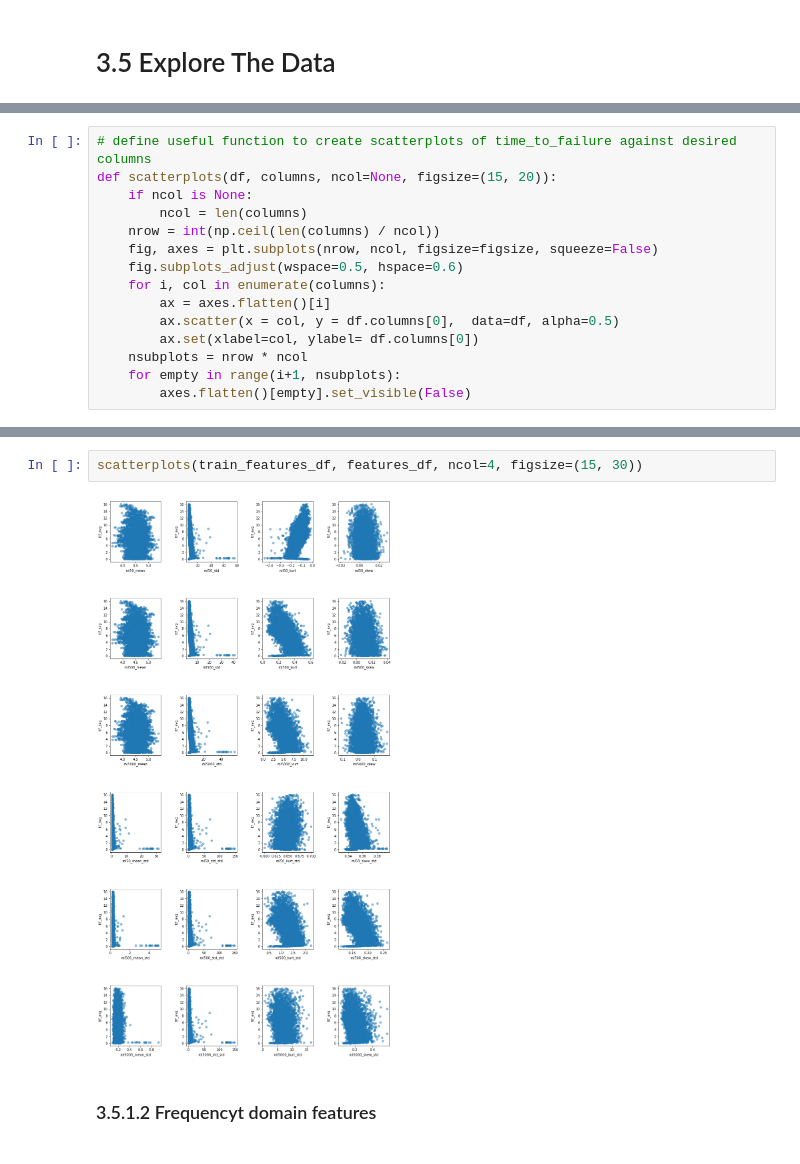
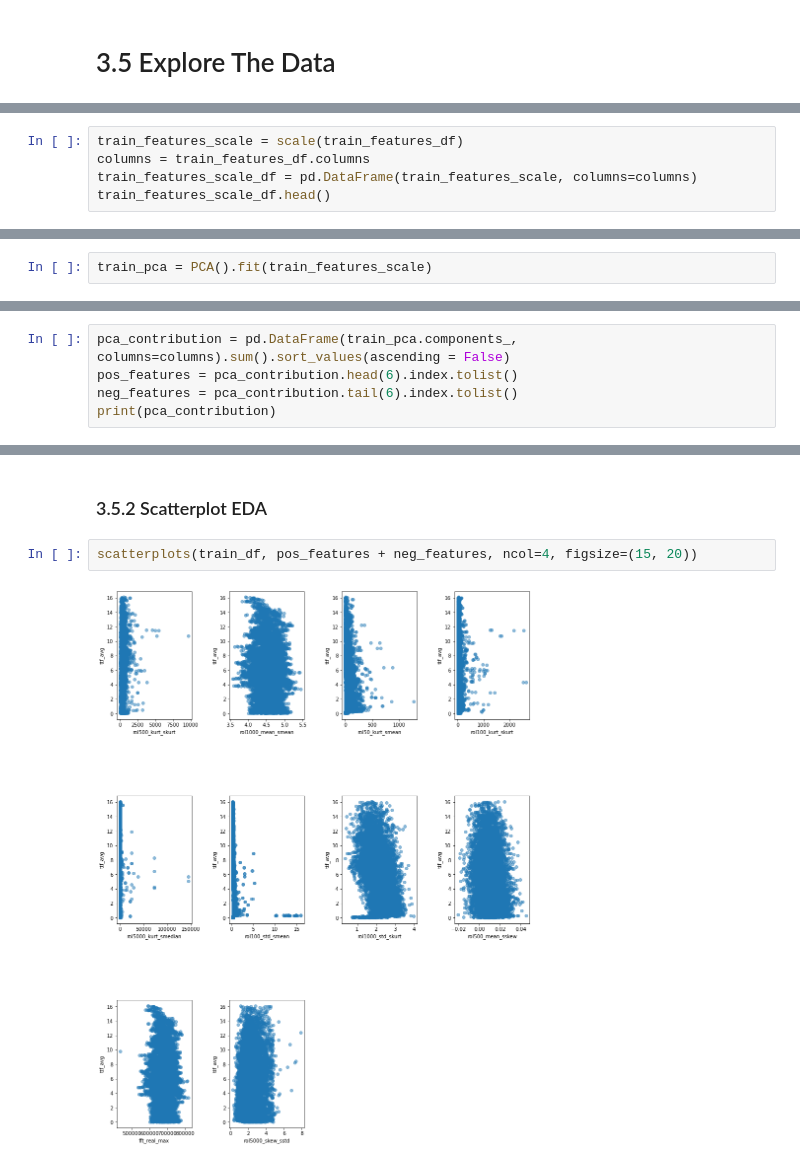
Before and after one commit to qq7933086/Laboratory_earthquake_time_prediction, a Jupyter notebook: Notebooks/03_exploratory_data_analysis.ipynb, the cells around one changed output, grey strips where cells are left out. Drawn from its saved outputs; the diff is of its cells as text.

Commit message:
PCA and its components' plot

```diff
--- a/Notebooks/03_exploratory_data_analysis.ipynb
+++ b/Notebooks/03_exploratory_data_analysis.ipynb
@@ -64,15 +41,0 @@ memory usage: 848.9 KB
-# %%
-# define useful function to create scatterplots of time_to_failure against desired columns
-def scatterplots(df, columns, ncol=None, figsize=(15, 20)):
-    if ncol is None:
-        ncol = len(columns)
-    nrow = int(np.ceil(len(columns) / ncol))
-    fig, axes = plt.subplots(nrow, ncol, figsize=figsize, squeeze=False)
-    fig.subplots_adjust(wspace=0.5, hspace=0.6)
-    for i, col in enumerate(columns):
-        ax = axes.flatten()[i]
-        ax.scatter(x = col, y = df.columns[0],  data=df, alpha=0.5)
-        ax.set(xlabel=col, ylabel= df.columns[0])
-    nsubplots = nrow * ncol
-    for empty in range(i+1, nsubplots):
-        axes.flatten()[empty].set_visible(False)
@@ -82,0 +42,5 @@ features_df = train_features_df.columns[1:]
+# %%
+train_features_scale = scale(train_features_df)
+columns = train_features_df.columns
+train_features_scale_df = pd.DataFrame(train_features_scale, columns=columns)
+train_features_scale_df.head()
@@ -82,0 +70,2 @@ features_df = train_features_df.columns[1:]
+# %%
+train_pca = PCA().fit(train_features_scale)
@@ -82,0 +103,5 @@ features_df = train_features_df.columns[1:]
+# %%
+pca_contribution = pd.DataFrame(train_pca.components_, columns=columns).sum().sort_values(ascending = False)
+pos_features = pca_contribution.head(6).index.tolist()
+neg_features = pca_contribution.tail(6).index.tolist()
+print(pca_contribution)
@@ -83,6 +122,6 @@ features_df = train_features_df.columns[1:]
+# %% [markdown]
+### 3.5.2 Scatterplot EDA
 # %%
-scatterplots(train_features_df, features_df, ncol=4, figsize=(15, 30))
+scatterplots(train_df, pos_features + neg_features, ncol=4, figsize=(15, 20))
 # %% [output]
-[figure, old version]
+[figure, new version]
-# %% [markdown]
-### 3.5.1.2 Frequencyt domain features
```
Also changed, not shown: parts of 13 cells of this notebook.
